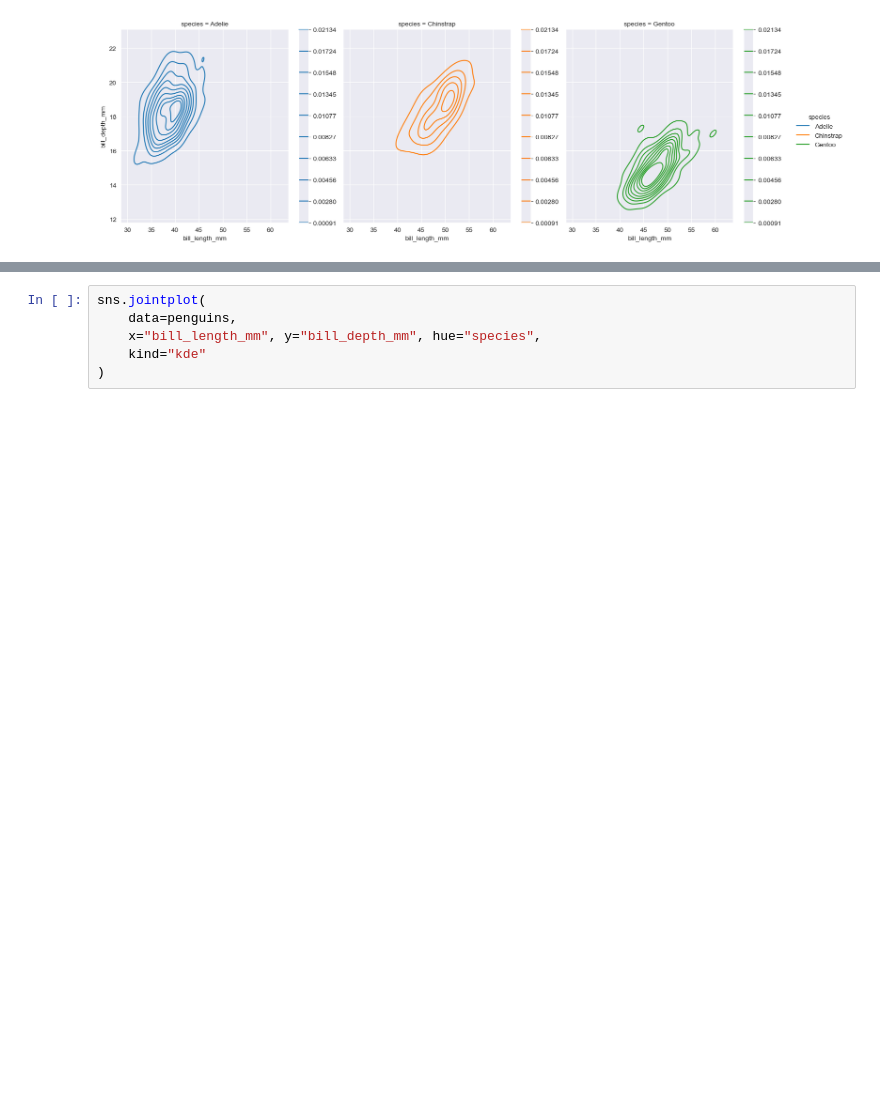
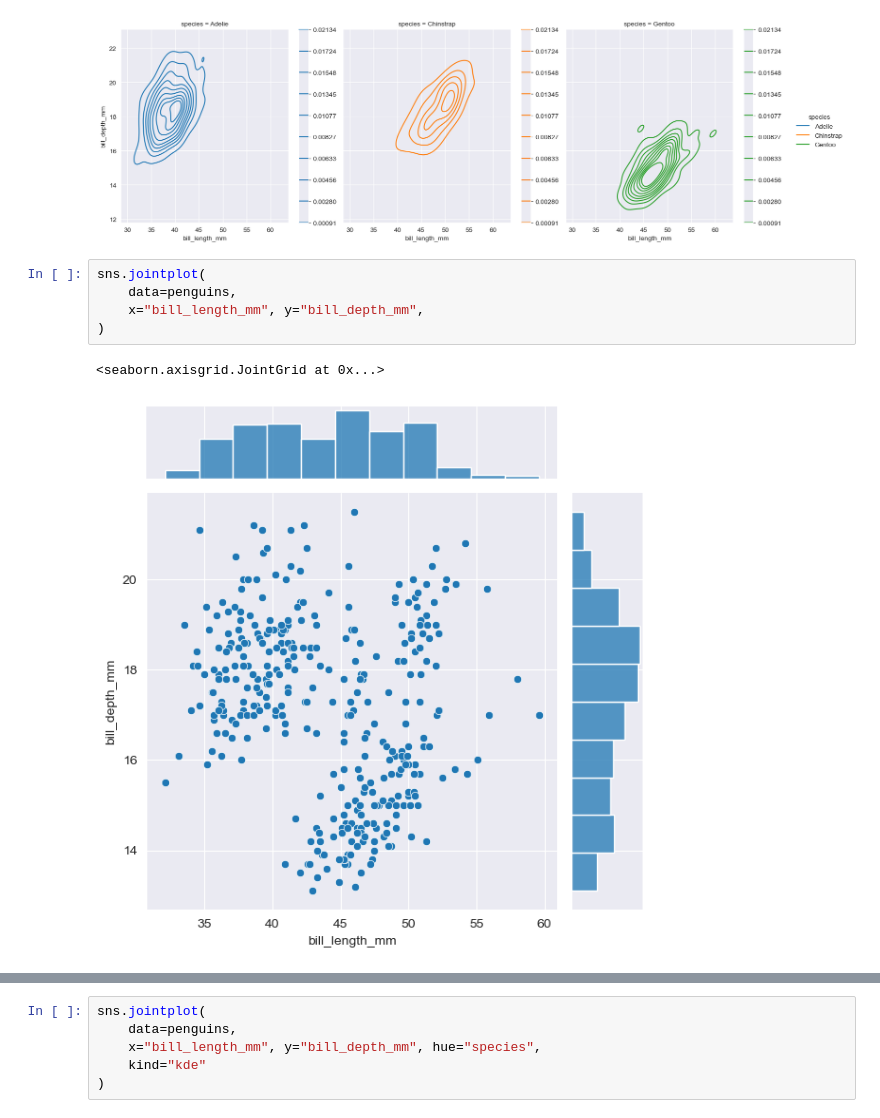
Before and after one commit to ebrahimhossaincse/Seaborn-Fundamentals, a Jupyter notebook: basics/Distributional_Plots.ipynb, the cells around one changed output, grey strips where cells are left out. Drawn from its saved outputs; the diff is of its cells as text; blank space fills up the shorter version.

Commit message:
add distributional plots

```diff
--- a/basics/Distributional_Plots.ipynb
+++ b/basics/Distributional_Plots.ipynb
@@ -256,3 +256,11 @@ sns.displot(
 # %% [output]
 <seaborn.axisgrid.FacetGrid at 0x...>
 [figure]
+# %%
+sns.jointplot(
+    data=penguins,
+    x="bill_length_mm", y="bill_depth_mm",
+)
+# %% [output]
+<seaborn.axisgrid.JointGrid at 0x...>
+[figure, added]
```
Also changed, not shown: parts of 2 cells of this notebook.
